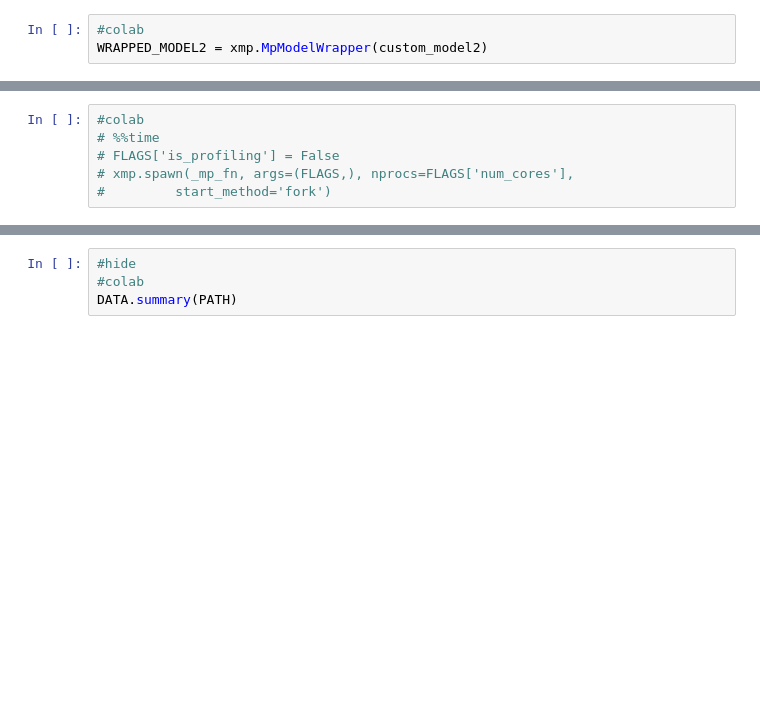
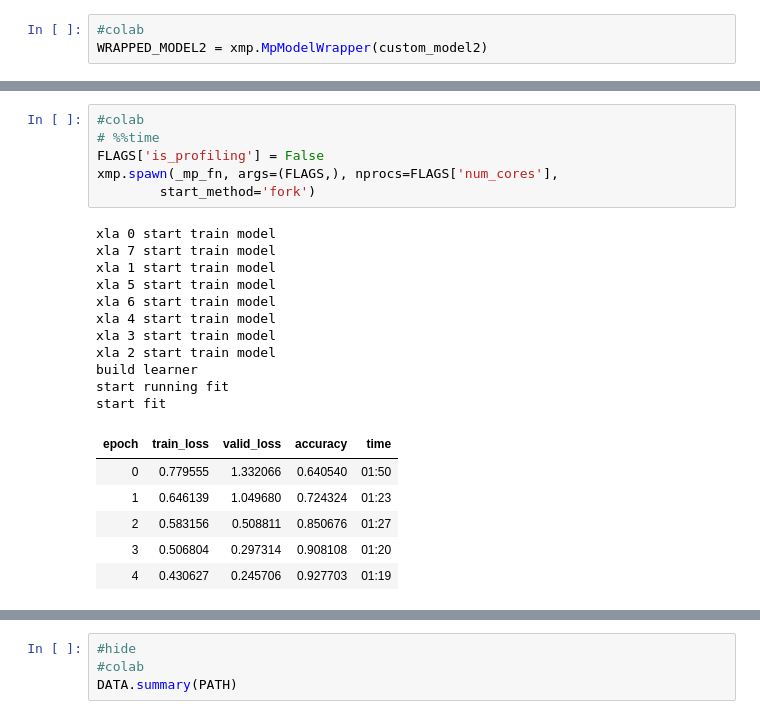
Before and after one commit to butchland/fastai_xla_extensions, a Jupyter notebook: nbs/03_multi_core.base.ipynb, the cells around one changed output, grey strips where cells are left out. Saved outputs shown, nothing was run; the diff lists cells and outputs as text; blank space fills up the shorter version.

```diff
--- a/nbs/03_multi_core.base.ipynb
+++ b/nbs/03_multi_core.base.ipynb
@@ -1081,9 +1106,27 @@ WRAPPED_MODEL2 = xmp.MpModelWrapper(custom_model2)
 # %%
 #colab
 # %%time
-# FLAGS['is_profiling'] = False
-# xmp.spawn(_mp_fn, args=(FLAGS,), nprocs=FLAGS['num_cores'],
-#         start_method='fork')
+FLAGS['is_profiling'] = False
+xmp.spawn(_mp_fn, args=(FLAGS,), nprocs=FLAGS['num_cores'],
+        start_method='fork')
+# %% [output]
+xla 0 start train model
+xla 7 start train model
+xla 1 start train model
+xla 5 start train model
+xla 6 start train model
+xla 4 start train model
+xla 3 start train model
+xla 2 start train model
+build learner
+start running fit
+start fit
+| epoch | train_loss | valid_loss | accuracy | time |
+| 0 | 0.779555 | 1.332066 | 0.640540 | 01:50 |
+| 1 | 0.646139 | 1.049680 | 0.724324 | 01:23 |
+| 2 | 0.583156 | 0.508811 | 0.850676 | 01:27 |
+| 3 | 0.506804 | 0.297314 | 0.908108 | 01:20 |
+| 4 | 0.430627 | 0.245706 | 0.927703 | 01:19 |
 # %%
 #colab
 # %%time
```
Also changed, not shown: parts of 6 cells of this notebook, 5 other files.
